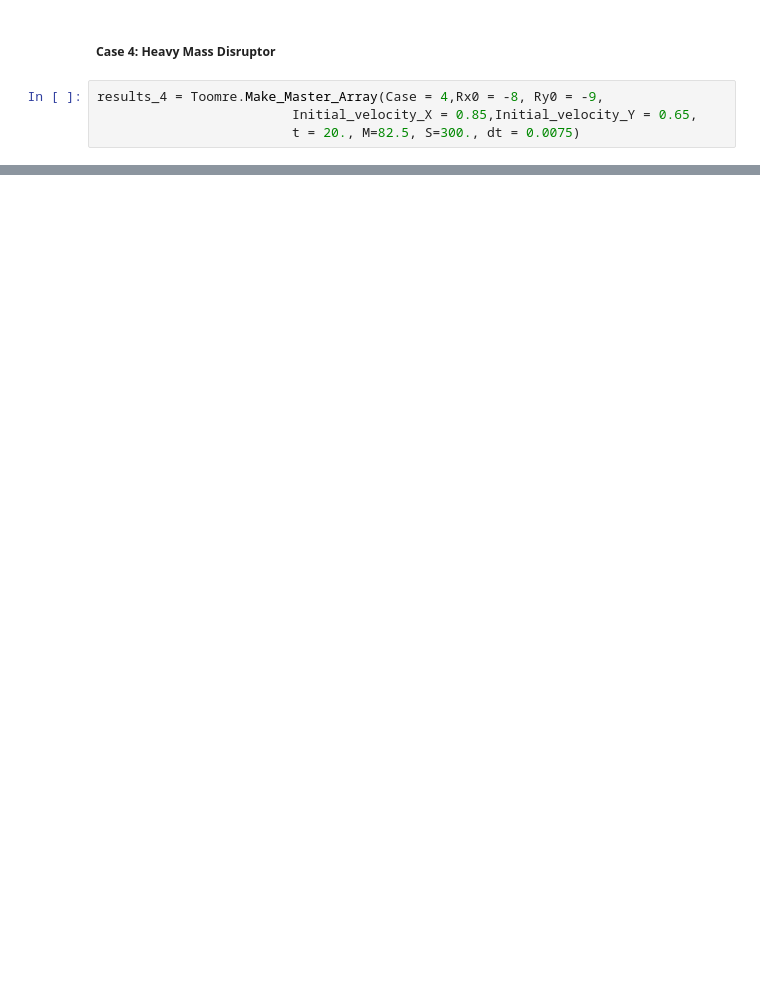
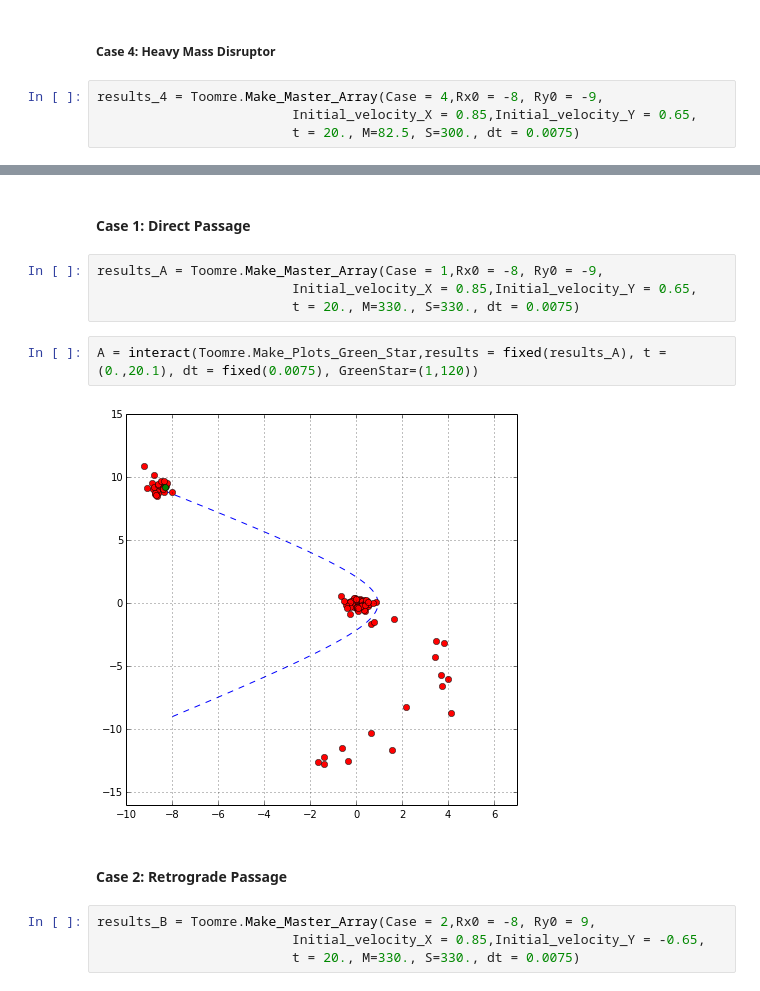
Before and after one commit to mkourjan/GalaxyProject, a Jupyter notebook: ToomreExamples.ipynb, the cells around one changed output, grey strips where cells are left out. Drawn from its saved outputs; the diff is of its cells as text; blank space fills up the shorter version.

Commit message:
Toomre Examples

```diff
--- a/ToomreExamples.ipynb
+++ b/ToomreExamples.ipynb
@@ -118,0 +157,16 @@ d = interact(Toomre.Make_Plots,results = fixed(results_4), t = (0.,20.1), dt = f
+# %% [markdown]
+#### Case 1: Direct Passage
+# %%
+results_A = Toomre.Make_Master_Array(Case = 1,Rx0 = -8, Ry0 = -9,
+                         Initial_velocity_X = 0.85,Initial_velocity_Y = 0.65,
+                         t = 20., M=330., S=330., dt = 0.0075)
+# %%
+A = interact(Toomre.Make_Plots_Green_Star,results = fixed(results_A), t = (0.,20.1), dt = fixed(0.0075), GreenStar=(1,120))
+# %% [output]
+[figure, added]
+# %% [markdown]
+#### Case 2: Retrograde Passage
+# %%
+results_B = Toomre.Make_Master_Array(Case = 2,Rx0 = -8, Ry0 = 9,
+                         Initial_velocity_X = 0.85,Initial_velocity_Y = -0.65,
+                         t = 20., M=330., S=330., dt = 0.0075)
```
Also changed, not shown: parts of 13 cells of this notebook, 3 other files.
